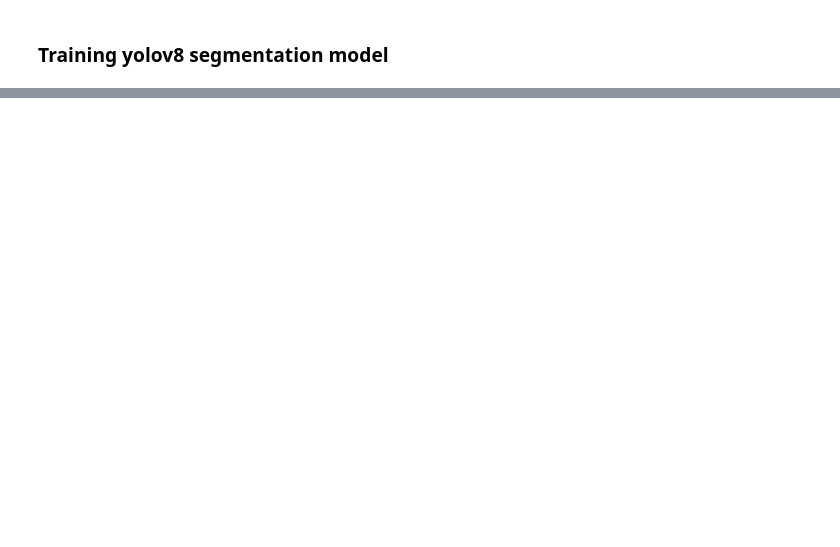
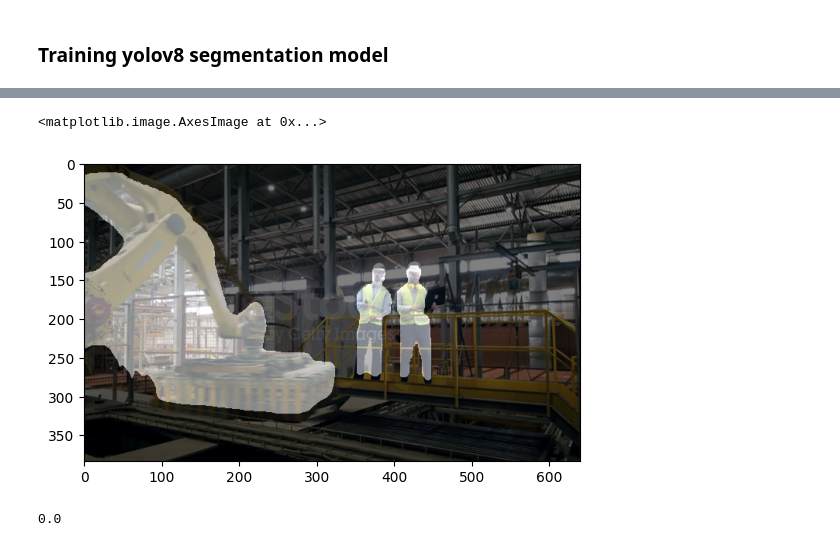
Before and after one commit to helenprokonina/Distance_project, a Jupyter notebook: test.ipynb, the cells around one changed output, grey strips where cells are left out. Drawn from its saved outputs; the diff is of its cells as text; code cells hidden in the pictures; blank space fills up the shorter version.

```diff
--- a/test.ipynb
+++ b/test.ipynb
@@ -743,0 +897,8 @@ Overriding model.yaml nc=80 with nc=2
+# %%
+result = get_mask(pred)
+# %%
+result = cv2.resize(result, dsize = image.shape[:2][::-1])
+# %%
+image = cv2.imread("frames/industry1_frame38.jpg")
+image_rgb = cv2.cvtColor(image, cv2.COLOR_BGR2RGB)
+#image = cv2.resize(image, (384, 640))
@@ -743,0 +909,6 @@ Overriding model.yaml nc=80 with nc=2
+# %%
+overlay = create_overlay(image_rgb, result)
+plt.imshow( overlay)
+# %% [output]
+<matplotlib.image.AxesImage at 0x...>
+[figure, added]
@@ -743,0 +921,4 @@ Overriding model.yaml nc=80 with nc=2
+# %%
+mask_dist
+# %% [output]
+0.0
```
Also changed, not shown: parts of 68 cells of this notebook.
